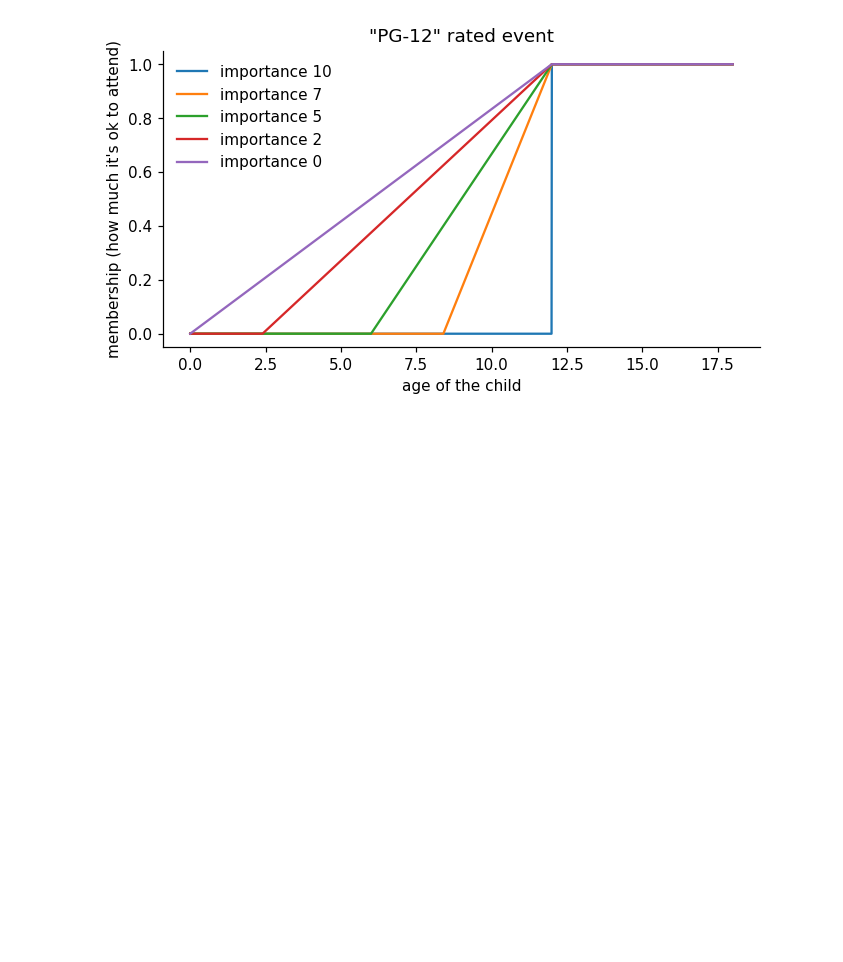
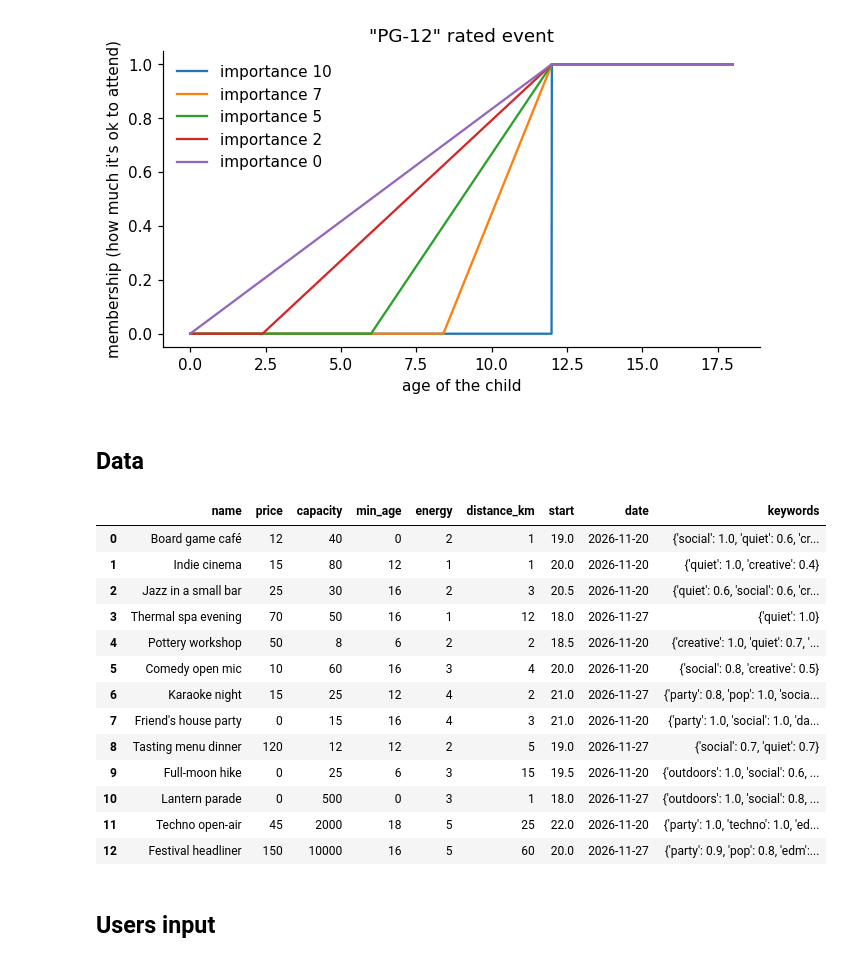
Before and after one commit to Coupur/Fuzzy-Sets-Systmes---Friday-Night, a Jupyter notebook: fionas_part.ipynb, the cells around one changed output. Saved outputs shown, nothing was run; the diff lists cells and outputs as text; code cells hidden in the pictures; blank space fills up the shorter version.

Commit message:
added calculation of relevance score + listing of results + sample data

```diff
--- a/fionas_part.ipynb
+++ b/fionas_part.ipynb
@@ -139,3 +140,54 @@ ax.legend(frameon=False)
 plt.show()
 # %% [output]
 [figure]
+# %% [markdown]
+## Data
+# %%
+# Made-up data, it's not real data
+EVENTS = [
+    dict(name='Board game café',      price=12,  capacity=40,    min_age=0,  energy=2, distance_km=1,  start=19,   date='2026-11-20',
+         keywords=dict(social=1.0, quiet=0.6, creative=0.3)),
+    dict(name='Indie cinema',         price=15,  capacity=80,    min_age=12, energy=1, distance_km=1,  start=20,   date='2026-11-20',
+         keywords=dict(quiet=1.0, creative=0.4)),
+    dict(name='Jazz in a small bar',  price=25,  capacity=30,    min_age=16, energy=2, distance_km=3,  start=20.5, date='2026-11-20',
+         keywords=dict(quiet=0.6, social=0.6, creative=0.3)),
+    dict(name='Thermal spa evening',  price=70,  capacity=50,    min_age=16, energy=1, distance_km=12, start=18,   date='2026-11-27',
+         keywords=dict(quiet=1.0)),
+    dict(name='Pottery workshop',     price=50,  capacity=8,     min_age=6,  energy=2, distance_km=2,  start=18.5, date='2026-11-20',
+         keywords=dict(creative=1.0, quiet=0.7, social=0.5)),
+    dict(name='Comedy open mic',      price=10,  capacity=60,    min_age=16, energy=3, distance_km=4,  start=20,   date='2026-11-20',
+         keywords=dict(social=0.8, creative=0.5)),
+    dict(name='Karaoke night',        price=15,  capacity=25,    min_age=12, energy=4, distance_km=2,  start=21,   date='2026-11-27',
+         keywords=dict(party=0.8, pop=1.0, social=1.0, dance=0.3)),
+    dict(name="Friend's house party", price=0,   capacity=15,    min_age=16, energy=4, distance_km=3,  start=21,   date='2026-11-20',
+         keywords=dict(party=1.0, social=1.0, dance=0.7, pop=0.6)),
+    dict(name='Tasting menu dinner',  price=120, capacity=12,    min_age=12, energy=2, distance_km=5,  start=19,   date='2026-11-27',
+         keywords=dict(social=0.7, quiet=0.7)),
+    dict(name='Full-moon hike',       price=0,   capacity=25,    min_age=6,  energy=3, distance_km=15, start=19.5, date='2026-11-20',
+         keywords=dict(outdoors=1.0, social=0.6, quiet=0.7)),
+    dict(name='Lantern parade',       price=0,   capacity=500,   min_age=0,  energy=3, distance_km=1,  start=18,   date='2026-11-27',
+         keywords=dict(outdoors=1.0, social=0.8, creative=0.5)),
+    dict(name='Techno open-air',      price=45,  capacity=2000,  min_age=18, energy=5, distance_km=25, start=22,   date='2026-11-20',
+         keywords=dict(party=1.0, techno=1.0, edm=1.0, dance=1.0, outdoors=0.8)),
+    dict(name='Festival headliner',   price=150, capacity=10000, min_age=16, energy=5, distance_km=60, start=20,   date='2026-11-27',
+         keywords=dict(party=0.9, pop=0.8, edm=0.5, dance=0.8, outdoors=1.0, social=0.8)),
+]
+events = pd.DataFrame(EVENTS)
+events
+# %% [output]
+|  | name | price | capacity | min_age | energy | distance_km | start | date | keywords |
+| 0 | Board game café | 12 | 40 | 0 | 2 | 1 | 19.0 | 2026-11-20 | {'social': 1.0, 'quiet': 0.6, 'cr... |
+| 1 | Indie cinema | 15 | 80 | 12 | 1 | 1 | 20.0 | 2026-11-20 | {'quiet': 1.0, 'creative': 0.4} |
+| 2 | Jazz in a small bar | 25 | 30 | 16 | 2 | 3 | 20.5 | 2026-11-20 | {'quiet': 0.6, 'social': 0.6, 'cr... |
+| 3 | Thermal spa evening | 70 | 50 | 16 | 1 | 12 | 18.0 | 2026-11-27 | {'quiet': 1.0} |
+| 4 | Pottery workshop | 50 | 8 | 6 | 2 | 2 | 18.5 | 2026-11-20 | {'creative': 1.0, 'quiet': 0.7, '... |
+| 5 | Comedy open mic | 10 | 60 | 16 | 3 | 4 | 20.0 | 2026-11-20 | {'social': 0.8, 'creative': 0.5} |
+| 6 | Karaoke night | 15 | 25 | 12 | 4 | 2 | 21.0 | 2026-11-27 | {'party': 0.8, 'pop': 1.0, 'socia... |
+| 7 | Friend's house party | 0 | 15 | 16 | 4 | 3 | 21.0 | 2026-11-20 | {'party': 1.0, 'social': 1.0, 'da... |
+| 8 | Tasting menu dinner | 120 | 12 | 12 | 2 | 5 | 19.0 | 2026-11-27 | {'social': 0.7, 'quiet': 0.7} |
+| 9 | Full-moon hike | 0 | 25 | 6 | 3 | 15 | 19.5 | 2026-11-20 | {'outdoors': 1.0, 'social': 0.6, ... |
+| 10 | Lantern parade | 0 | 500 | 0 | 3 | 1 | 18.0 | 2026-11-27 | {'outdoors': 1.0, 'social': 0.8, ... |
+| 11 | Techno open-air | 45 | 2000 | 18 | 5 | 25 | 22.0 | 2026-11-20 | {'party': 1.0, 'techno': 1.0, 'ed... |
+| 12 | Festival headliner | 150 | 10000 | 16 | 5 | 60 | 20.0 | 2026-11-27 | {'party': 0.9, 'pop': 0.8, 'edm':... |
+# %% [markdown]
+## Users input
```
Also changed, not shown: parts of 5 cells of this notebook, 1 other file.
